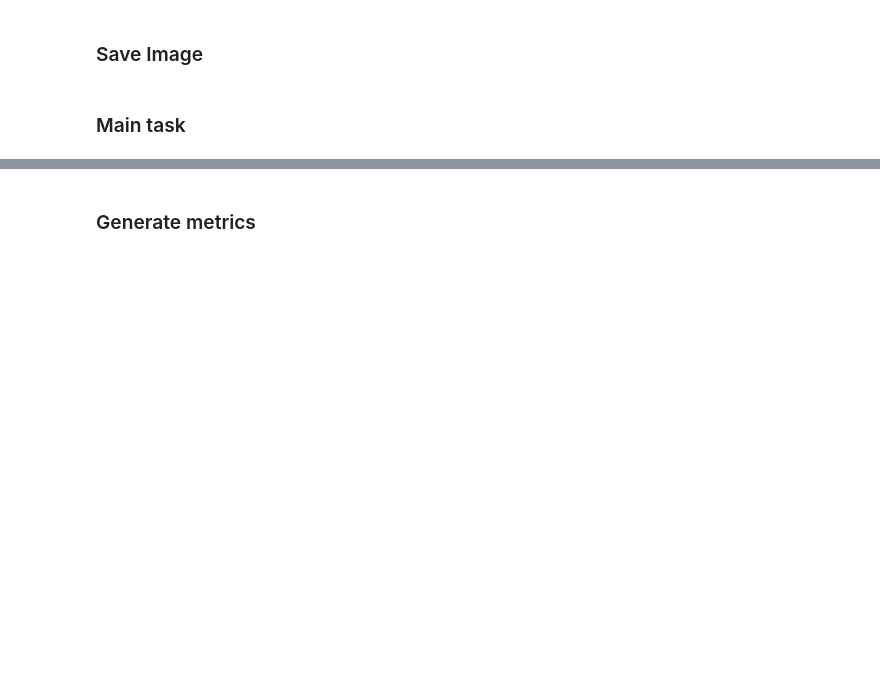
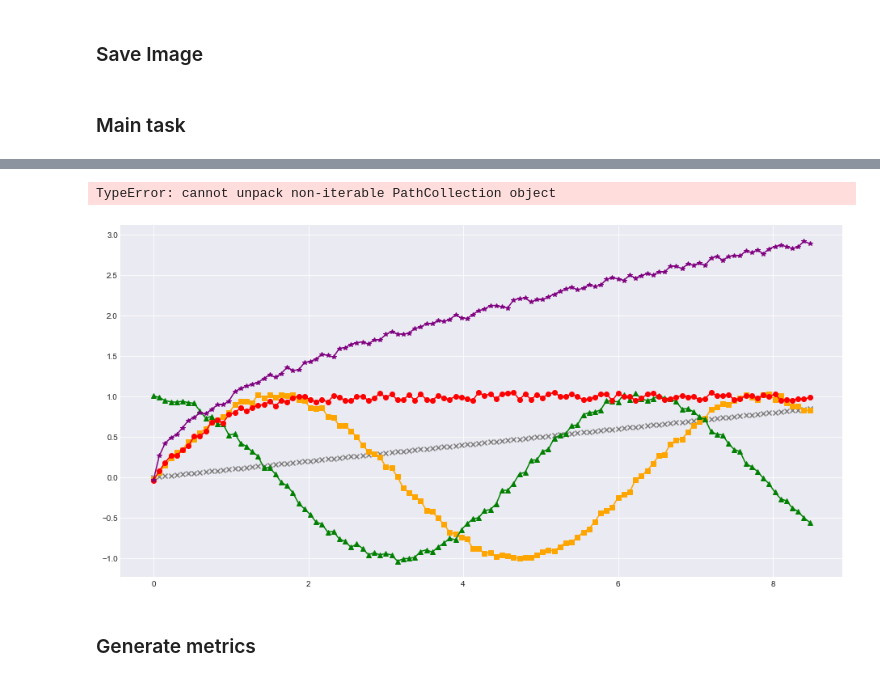
Before and after one commit to jurilents/ml-2021, a Jupyter notebook: Lab1/main.ipynb, the cells around one changed output, grey strips where cells are left out. Drawn from its saved outputs; the diff is of its cells as text; code cells hidden in the pictures; blank space fills up the shorter version.

```diff
--- a/Lab1/main.ipynb
+++ b/Lab1/main.ipynb
@@ -510,3 +553,26 @@ axis.legend()
+# %%
+figure, axis = plt.subplots()
+
+x1, y1 = func(0, 100, 0.075, sin, use_random=True)
+line1, = axis.plot(x1, y1, marker='s', color='orange', label='sin(x)')
+
+x2, y2 = func(0, 100, 0.075, cos, use_random=True)
+line2, = axis.plot(x2, y2, marker='^', color='green', label='cos(x)')
+
+x3, y3 = func(0, 100, 0.075, tanh, use_random=True)
+line3, = axis.plot(x3, y3, marker='o',  color='red', label='tanh(x)')
+
+x4, y4 = func(0, 100, 0.075, parabola05, use_random=True)
+line4, = axis.plot(x4, y4, marker='*', color='purple', label='sqrt(x)')
+
+x0, y0 = func(0, 100, 0.075, lambda x: x / 10)
+line0, = axis.scatter(x0, y0, marker='x', color='gray', label='0')
+
+axis.set_title('Some function graphics', fontsize=18)
+axis.legend()
+# %% [output]
+TypeError: cannot unpack non-iterable PathCollection object
+[figure, added]
 # %% [markdown]
 ### Generate metrics
 # %% [markdown]
```
Also changed, not shown: parts of 27 cells of this notebook, 2 other files.
